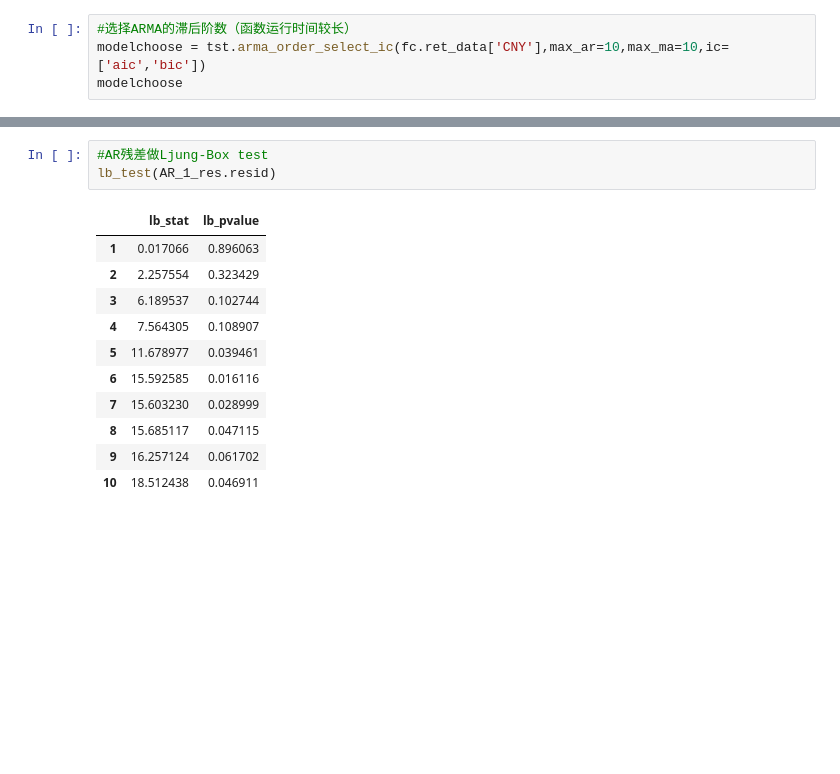
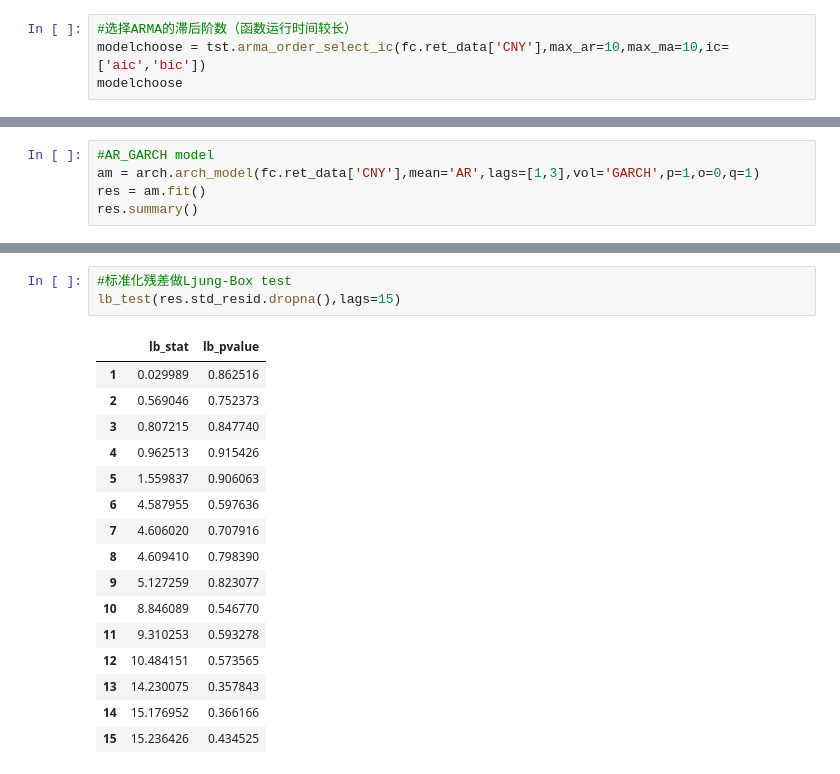
Before and after one commit to Ardentem/Exchangerates_CNY_CNH_etc, a Jupyter notebook: AR_GARCH.ipynb, the cells around one changed output, grey strips where cells are left out. Cells and saved outputs as stored; diff of their text form; blank space fills up the shorter version.

```diff
--- a/AR_GARCH.ipynb
+++ b/AR_GARCH.ipynb
@@ -95,0 +105,5 @@ plt.plot(AR_1_res.resid)
+# %%
+#AR_GARCH model
+am = arch.arch_model(fc.ret_data['CNY'],mean='AR',lags=[1,3],vol='GARCH',p=1,o=0,q=1)
+res = am.fit()
+res.summary()
@@ -96,15 +143,20 @@ plt.plot(AR_1_res.resid)
 # %%
-#AR残差做Ljung-Box test
-lb_test(AR_1_res.resid)
+#标准化残差做Ljung-Box test
+lb_test(res.std_resid.dropna(),lags=15)
 # %% [output]
 |  | lb_stat | lb_pvalue |
-| 1 | 0.017066 | 0.896063 |
-| 2 | 2.257554 | 0.323429 |
-| 3 | 6.189537 | 0.102744 |
-| 4 | 7.564305 | 0.108907 |
-| 5 | 11.678977 | 0.039461 |
-| 6 | 15.592585 | 0.016116 |
-| 7 | 15.603230 | 0.028999 |
-| 8 | 15.685117 | 0.047115 |
-| 9 | 16.257124 | 0.061702 |
-| 10 | 18.512438 | 0.046911 |
+| 1 | 0.029989 | 0.862516 |
+| 2 | 0.569046 | 0.752373 |
+| 3 | 0.807215 | 0.847740 |
+| 4 | 0.962513 | 0.915426 |
+| 5 | 1.559837 | 0.906063 |
+| 6 | 4.587955 | 0.597636 |
+| 7 | 4.606020 | 0.707916 |
+| 8 | 4.609410 | 0.798390 |
+| 9 | 5.127259 | 0.823077 |
+| 10 | 8.846089 | 0.546770 |
+| 11 | 9.310253 | 0.593278 |
+| 12 | 10.484151 | 0.573565 |
+| 13 | 14.230075 | 0.357843 |
+| 14 | 15.176952 | 0.366166 |
+| 15 | 15.236426 | 0.434525 |
```
Also changed, not shown: parts of 13 cells of this notebook, 2 other files.
